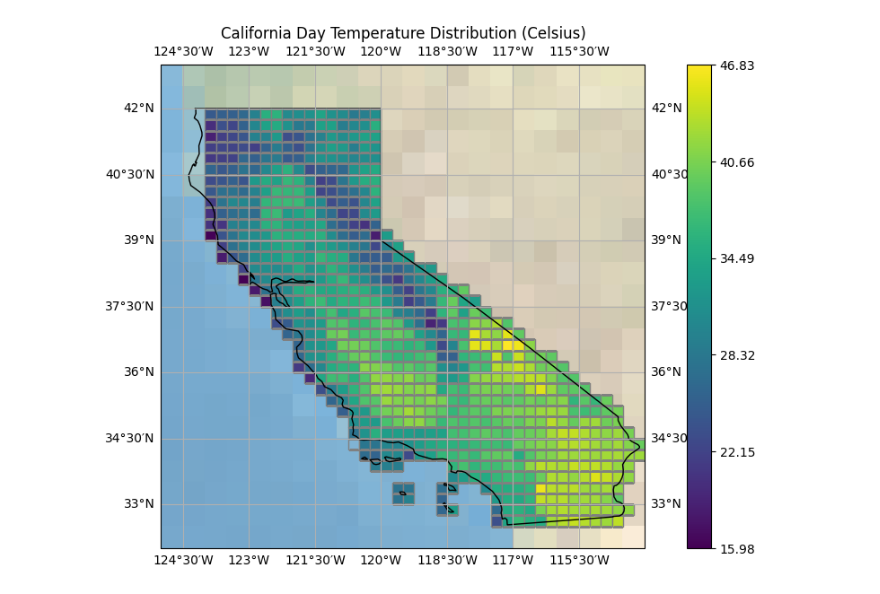
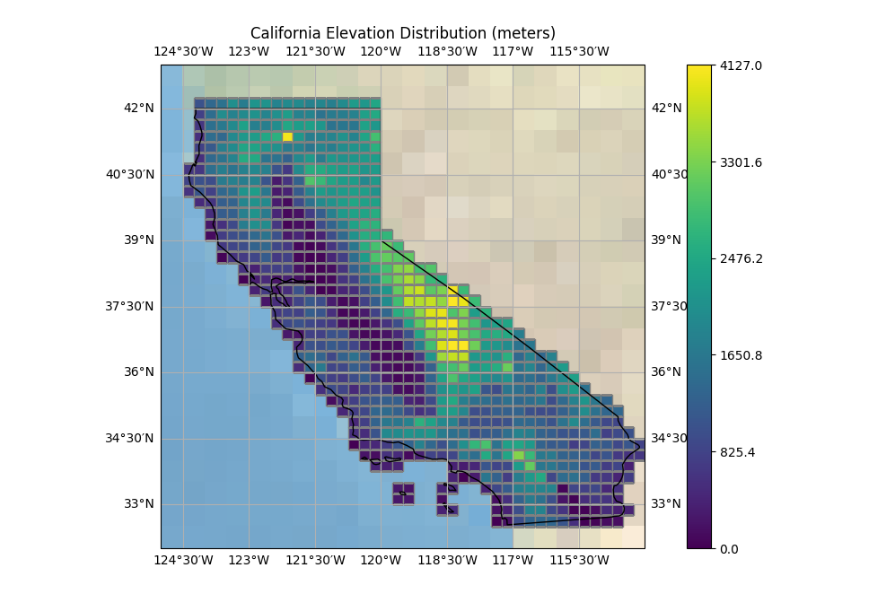
Before and after one commit to acmiyaguchi/iyse4620-birdcall-distributions, a Jupyter notebook: notebooks/2022-11-09-earth-engine-data-plots.ipynb, the cells around one changed output. Cells and saved outputs as stored; diff of their text form; code cells hidden in the pictures.

Commit message:
Add plotting utilities and add fixed extent

```diff
--- a/notebooks/2022-11-09-earth-engine-data-plots.ipynb
+++ b/notebooks/2022-11-09-earth-engine-data-plots.ipynb
@@ -27,49 +30,26 @@ plt.show()
-# %%
-import cartopy.crs as ccrs
-import cartopy.feature as cfeature
-import matplotlib.pyplot as plt
-from birdcall_distribution.geo import get_shape_us_state, generate_grid
-import numpy as np
-
-ca_shape = get_shape_us_state("California")
-grid = generate_grid(ca_shape, (-124, -114, 32, 42), (0.25, 0.25))
-
-# plot map with lattice of polygons
-fig = plt.figure(figsize=(12, 7))
-projection = ccrs.PlateCarree()
-ax = plt.axes(projection=projection)
-ax.set_xlim([-125, -114])
-ax.set_ylim([32, 43])
-ax.gridlines(draw_labels=True, dms=True, x_inline=False, y_inline=False)
-
-
-# c to f
-property = df.day_temp_max
-expected = property.mean()
-vmin = property.min()
-vmax = property.max()
-color_getter = lambda x: plt.get_cmap("viridis")(np.interp(x, [vmin, vmax], [0, 1]))
-
-for key, polygon in grid.items():
-    ax.add_feature(
-        cfeature.ShapelyFeature([polygon], projection),
-        edgecolor="gray",
-        facecolor=color_getter(df[df.name == key].day_temp_max.values[0]),
-    )
-
-ax.add_feature(
-    cfeature.ShapelyFeature([ca_shape.geometry], projection),
-    edgecolor="k",
-    facecolor=(1, 1, 1, 0),
-)
-
-cbar = fig.colorbar(plt.matplotlib.cm.ScalarMappable(norm=None, cmap="viridis"))
-cbar.set_ticks(np.linspace(0, 1, 6))
-cbar.set_ticklabels(
-    [f"{round(np.interp(x, [0, 1], [vmin, vmax]), 2)}" for x in cbar.get_ticks()]
-)
-ax.stock_img()
-plt.title("California Day Temperature Distribution (Celsius)")
-plt.show()
-# %% [output]
-[figure, removed]
+# %%
+from birdcall_distribution.geo import get_shape_us_state, generate_grid, CA_EXTENT
+from birdcall_distribution.plot import dataframe_color_getter, plot_grid
+from functools import partial
+
+grid_size = (0.25, 0.25)
+ca_shape = get_shape_us_state("California")
+grid = generate_grid(ca_shape, CA_EXTENT, grid_size)
+
+
+def plot_ca(prop):
+    plot_grid(
+        ca_shape,
+        CA_EXTENT,
+        grid,
+        color_callback=partial(dataframe_color_getter, df, "name", prop),
+        vmin=df[prop].min(),
+        vmax=df[prop].max(),
+    )
+
+
+plot_ca("elevation_max")
+plt.title("California Elevation Distribution (meters)")
+plt.show()
+# %% [output]
+[figure, added]
```
Also changed, not shown: parts of 11 cells of this notebook, 4 other files.
